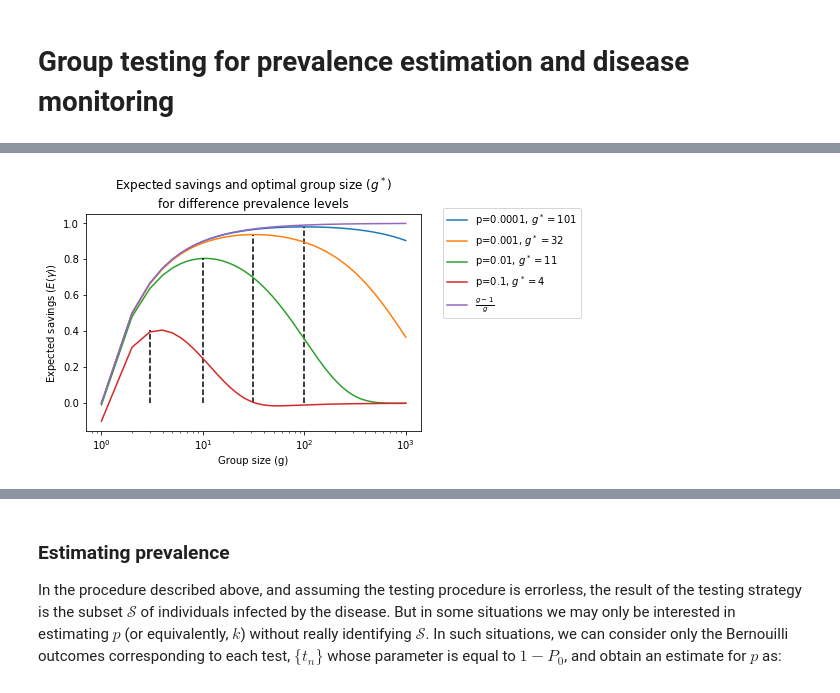
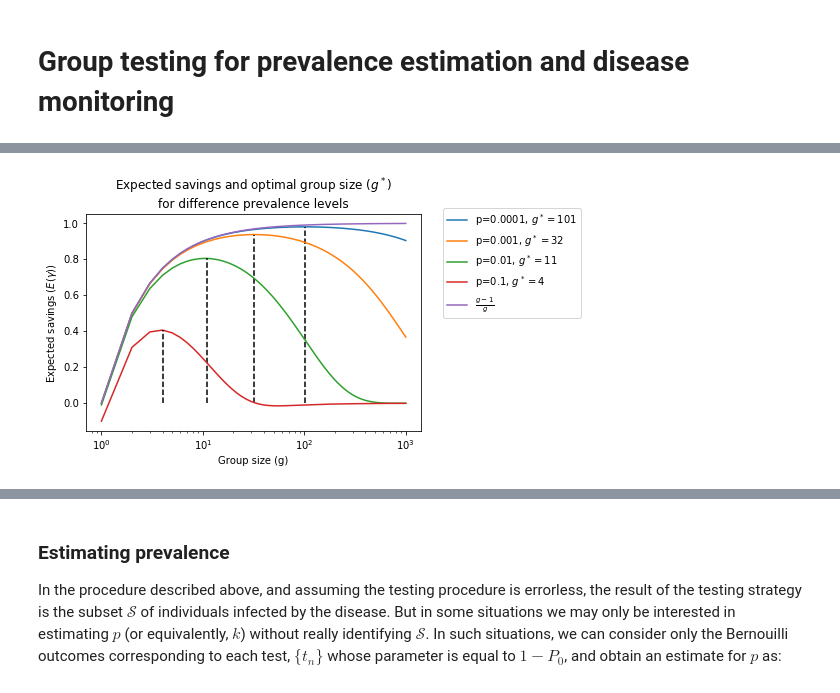
Before and after one commit to atibaup/group-testing, a Jupyter notebook: notebooks/0_group_testing_intro.ipynb, the cells around one changed output, grey strips where cells are left out. Saved outputs shown, nothing was run; the diff lists cells and outputs as text; code cells hidden in the pictures.

```diff
--- a/notebooks/0_group_testing_intro.ipynb
+++ b/notebooks/0_group_testing_intro.ipynb
@@ -84,34 +84,34 @@ Dorfman's paper [2] basically explores $E\left(\gamma\right)$ as a function of $
 # %%
 from matplotlib import pyplot as plt
 import numpy as np
 
 def approximation(group_size):
     return (group_size-1)/group_size
 
 def expected_savings(p, group_size):
     p_z = np.power(1 - p, group_size)
     p_nz = 1 - p_z
     savings = 1 - (group_size+1)/group_size * p_nz - 1/group_size*p_z
     return savings
 
 p_choices = [1e-4, 1e-3, 1e-2, 1e-1]
 g_values = np.arange(1, 1000, step=1)
 
 for p in p_choices:
     savings = np.array([expected_savings(p, g) for g in g_values])
     opt_g = np.argmax(savings)
     plt.semilogx(g_values, savings, label=f'p={p:.2g}, $g^*={g_values[opt_g]}$')
-    plt.semilogx([opt_g, opt_g], [0, savings[opt_g]], '--k')
+    plt.semilogx([g_values[opt_g], g_values[opt_g]], [0, savings[opt_g]], '--k')
 
 plt.semilogx(g_values, [approximation(g) for g in g_values], label='$\\frac{g -1}{g}$')
 
 plt.xlabel('Group size (g)')
 plt.ylabel('Expected savings ($E(\gamma)$)')
 plt.legend(bbox_to_anchor=(1.05, 1.05))
 plt.title('Expected savings and optimal group size ($g^*$)\nfor difference prevalence levels')
 plt.show()
 # %% [output]
-[figure, old version]
+[figure, new version]
 # %% [markdown]
 I'm including below the table of optimum group sizes from the original Dorfman paper. You can see that the values for
 $p=0.1$ and $p=0.01$ coincide with his calculations:
```
Also changed, not shown: 3 other files.
